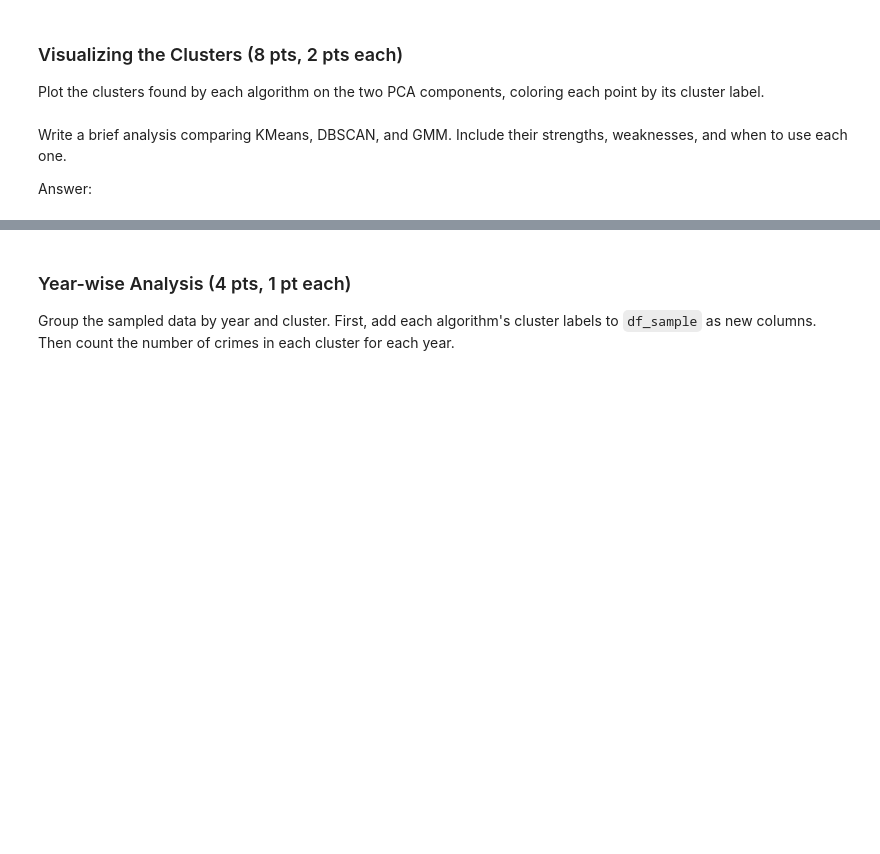
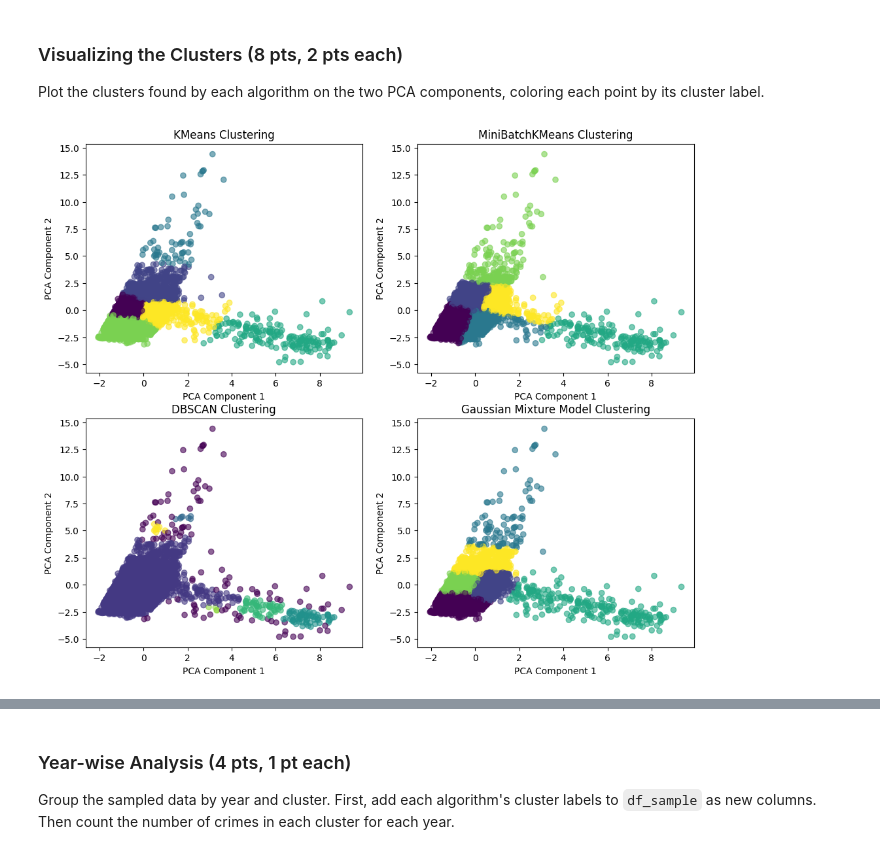
Before and after one commit to bl25845/DATA602_FardinaAlam, a Jupyter notebook: HW5/HW5_Part02_DATA602_Clustering.ipynb, the cells around one changed output, grey strips where cells are left out. Drawn from its saved outputs; the diff is of its cells as text; code cells hidden in the pictures; blank space fills up the shorter version.

```diff
--- a/HW5/HW5_Part02_DATA602_Clustering.ipynb
+++ b/HW5/HW5_Part02_DATA602_Clustering.ipynb
@@ -148,21 +201,26 @@ Answer:
 Using the optimal K from above, apply each clustering algorithm to the PCA-reduced data (`X_sample_reduced`).
 # %%
 # Set the optimal number of clusters
-optimal_k = # YOUR CODE
+optimal_k = 6 # YOUR CODE
 
 # KMeans
-kmeans =
-
+kmeans = KMeans(n_clusters=optimal_k)
+kmeans.fit(X_sample_reduced)
+kmeans_pred = kmeans.predict(X_sample_reduced)
 
 # MiniBatchKMeans
-minibatch_kmeans =
-
+minibatch_kmeans = MiniBatchKMeans(n_clusters=optimal_k)
+minibatch_kmeans.fit(X_sample_reduced)
+minibatch_kmeans_pred = minibatch_kmeans.predict(X_sample_reduced)
 
 # DBSCAN (you may need to tune eps and min_samples)
-dbscan =
+dbscan = DBSCAN(eps=0.35, min_samples=5)
+dbscan_pred = dbscan.fit_predict(X_sample_reduced)
 
 # Gaussian Mixture Model
-gmm =
+gmm = GaussianMixture(n_components=optimal_k)
+gmm.fit(X_sample_reduced)
+gmm_pred = gmm.predict(X_sample_reduced)
 # %% [markdown]
 ### Visualizing the Clusters (8 pts, 2 pts each)
 
@@ -183,4 +228,54 @@ plt.figure(figsize=(12, 10))
-# %% [markdown]
-Write a brief analysis comparing KMeans, DBSCAN, and GMM. Include their strengths, weaknesses, and when to use each one.
-
-Answer:
+# %%
+plt.figure(figsize=(12, 10))
+
+# KMeans clusters
+plt.subplot(2, 2, 1)
+plt.scatter(
+    X_sample_reduced[:, 0],
+    X_sample_reduced[:, 1],
+    c=kmeans_pred,
+    alpha=0.6
+)
+plt.title('KMeans Clustering')
+plt.xlabel('PCA Component 1')
+plt.ylabel('PCA Component 2')
+
+# MiniBatchKMeans clusters
+plt.subplot(2, 2, 2)
+plt.scatter(
+    X_sample_reduced[:, 0],
+    X_sample_reduced[:, 1],
+    c=minibatch_kmeans_pred,
+    alpha=0.6
+)
+plt.title('MiniBatchKMeans Clustering')
+plt.xlabel('PCA Component 1')
+plt.ylabel('PCA Component 2')
+
+# DBSCAN clusters
+plt.subplot(2, 2, 3)
+plt.scatter(
+    X_sample_reduced[:, 0],
+    X_sample_reduced[:, 1],
+    c=dbscan_pred,
+    alpha=0.6
+)
+plt.title('DBSCAN Clustering')
+plt.xlabel('PCA Component 1')
+plt.ylabel('PCA Component 2')
+
+# GMM clusters
+plt.subplot(2, 2, 4)
+plt.scatter(
+    X_sample_reduced[:, 0],
+    X_sample_reduced[:, 1],
+    c=gmm_pred,
+    alpha=0.6
+)
+plt.title('Gaussian Mixture Model Clustering')
+plt.xlabel('PCA Component 1')
+plt.ylabel('PCA Component 2')
+
+plt.show()
+# %% [output]
+[figure, added]
```
Also changed, not shown: parts of 16 cells of this notebook, 1 other file.
